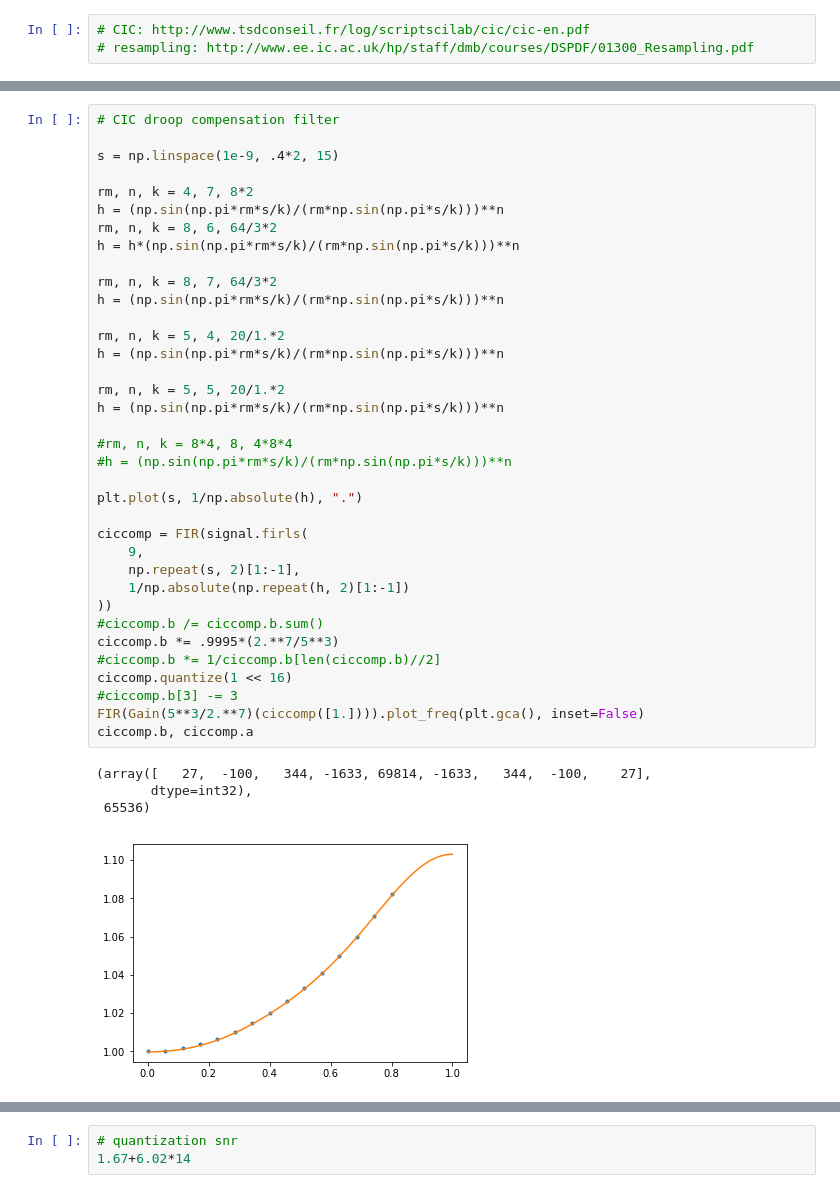
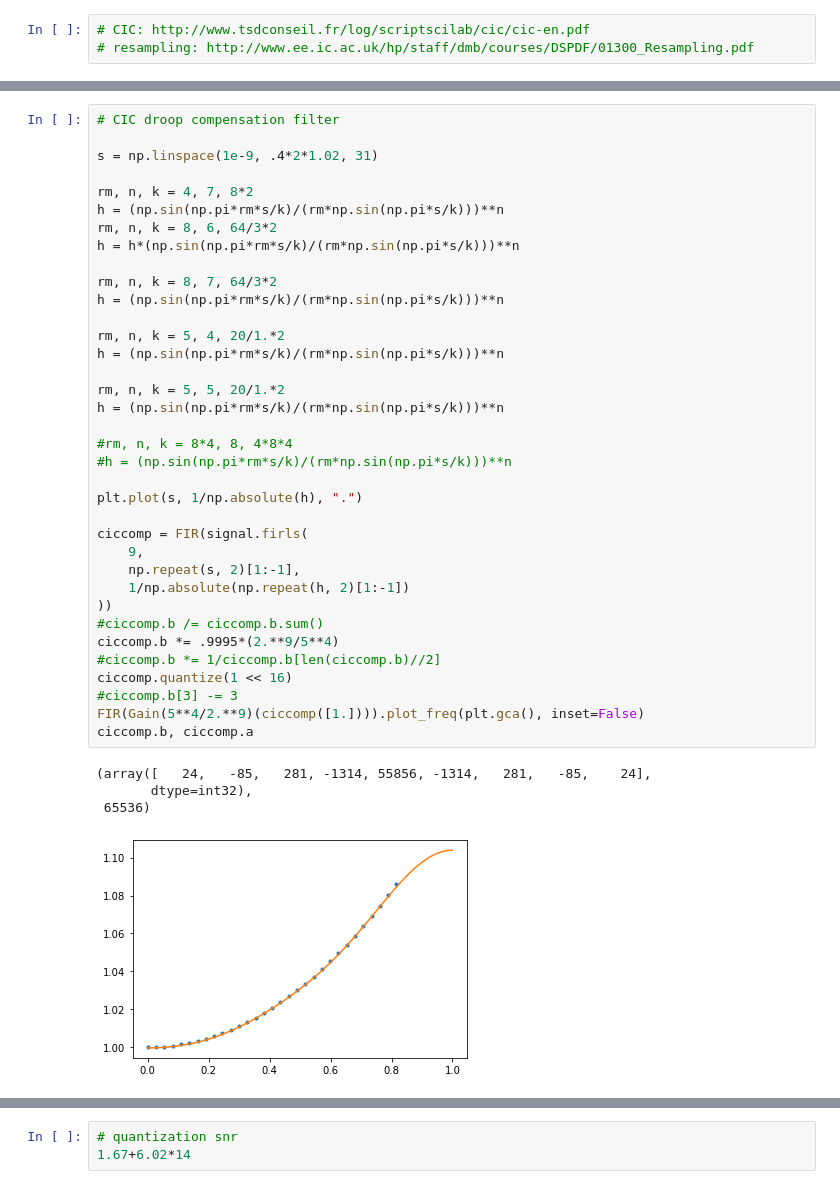
Before and after one commit to quartiq/phaser, a Jupyter notebook: filter.ipynb, the cells around one changed output, grey strips where cells are left out. Cells and saved outputs as stored; diff of their text form.

```diff
--- a/filter.ipynb
+++ b/filter.ipynb
@@ -362,44 +362,44 @@ FIR(f(b)).plot_freq(plt.gca())
 # %%
 # CIC droop compensation filter
 
-s = np.linspace(1e-9, .4*2, 15)
+s = np.linspace(1e-9, .4*2*1.02, 31)
 
 rm, n, k = 4, 7, 8*2
 h = (np.sin(np.pi*rm*s/k)/(rm*np.sin(np.pi*s/k)))**n
 rm, n, k = 8, 6, 64/3*2
 h = h*(np.sin(np.pi*rm*s/k)/(rm*np.sin(np.pi*s/k)))**n
 
 rm, n, k = 8, 7, 64/3*2
 h = (np.sin(np.pi*rm*s/k)/(rm*np.sin(np.pi*s/k)))**n
 
 rm, n, k = 5, 4, 20/1.*2
 h = (np.sin(np.pi*rm*s/k)/(rm*np.sin(np.pi*s/k)))**n
 
 rm, n, k = 5, 5, 20/1.*2
 h = (np.sin(np.pi*rm*s/k)/(rm*np.sin(np.pi*s/k)))**n
 
 #rm, n, k = 8*4, 8, 4*8*4
 #h = (np.sin(np.pi*rm*s/k)/(rm*np.sin(np.pi*s/k)))**n
 
 plt.plot(s, 1/np.absolute(h), ".")
 
 ciccomp = FIR(signal.firls(
     9,
     np.repeat(s, 2)[1:-1],
     1/np.absolute(np.repeat(h, 2)[1:-1])
 ))
 #ciccomp.b /= ciccomp.b.sum()
-ciccomp.b *= .9995*(2.**7/5**3)
+ciccomp.b *= .9995*(2.**9/5**4)
 #ciccomp.b *= 1/ciccomp.b[len(ciccomp.b)//2]
 ciccomp.quantize(1 << 16)
 #ciccomp.b[3] -= 3
-FIR(Gain(5**3/2.**7)(ciccomp([1.]))).plot_freq(plt.gca(), inset=False)
+FIR(Gain(5**4/2.**9)(ciccomp([1.]))).plot_freq(plt.gca(), inset=False)
 ciccomp.b, ciccomp.a
 # %% [output]
-(array([   27,  -100,   344, -1633, 69814, -1633,   344,  -100,    27],
+(array([   24,   -85,   281, -1314, 55856, -1314,   281,   -85,    24],
        dtype=int32),
  65536)
-[figure, old version]
+[figure, new version]
 # %%
 # tweaking passband gain
 plt.yscale("log")
```
Also changed, not shown: parts of 13 cells of this notebook.
